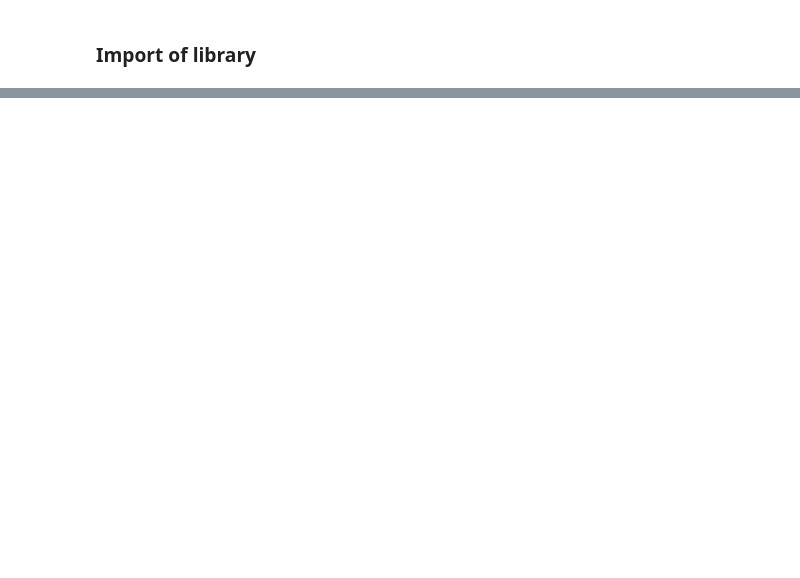
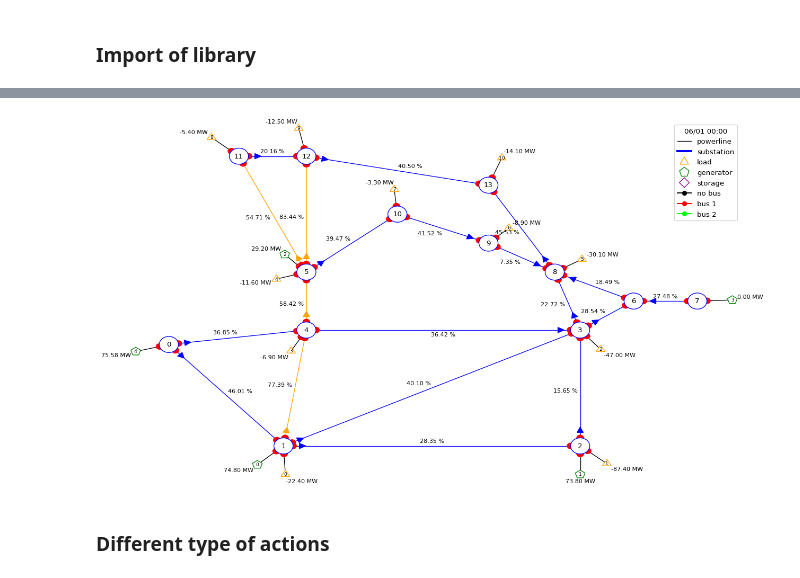
Before and after one commit to powsybl/pypowsybl-grid2opbackend, a Jupyter notebook: M3_Notebook.ipynb, the cells around one changed output, grey strips where cells are left out. Drawn from its saved outputs; the diff is of its cells as text; code cells hidden in the pictures; blank space fills up the shorter version.

```diff
--- a/M3_Notebook.ipynb
+++ b/M3_Notebook.ipynb
@@ -33,0 +39,6 @@ array([False, False, False, False, False, False, False, False, False,
+# %%
+_ = plot_helper.plot_obs(obs)
+# %% [output]
+[figure, added]
+# %% [markdown]
+### Different type of actions
```
Also changed, not shown: parts of 31 cells of this notebook.
